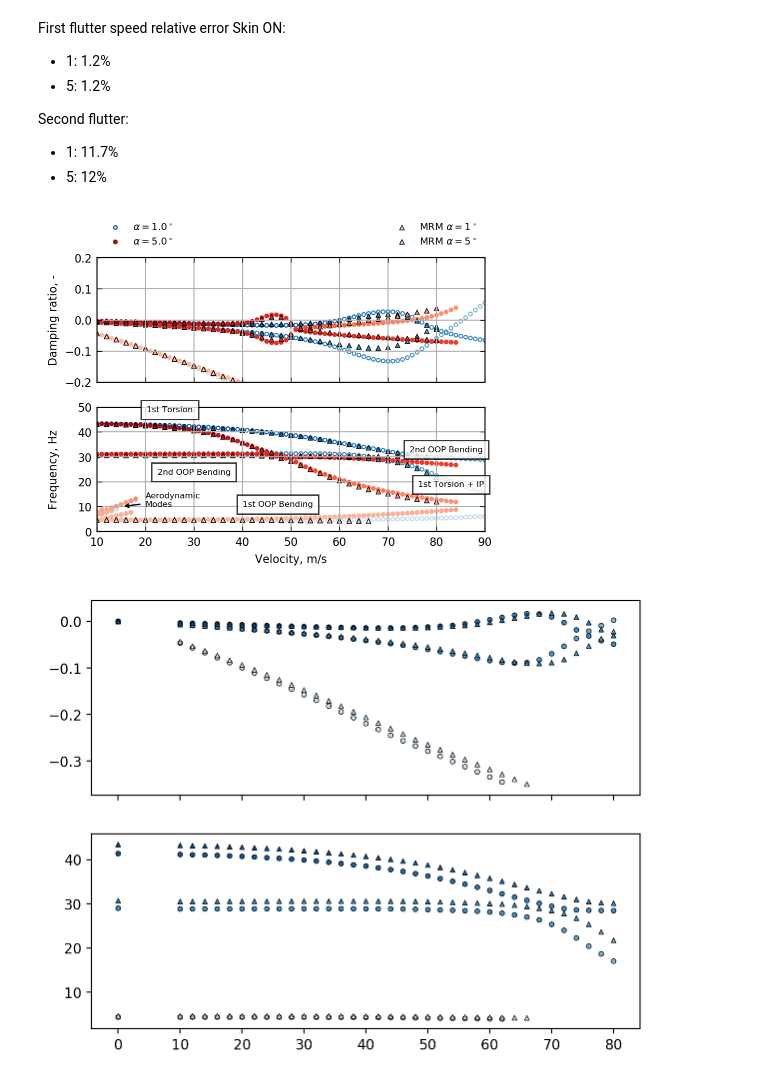
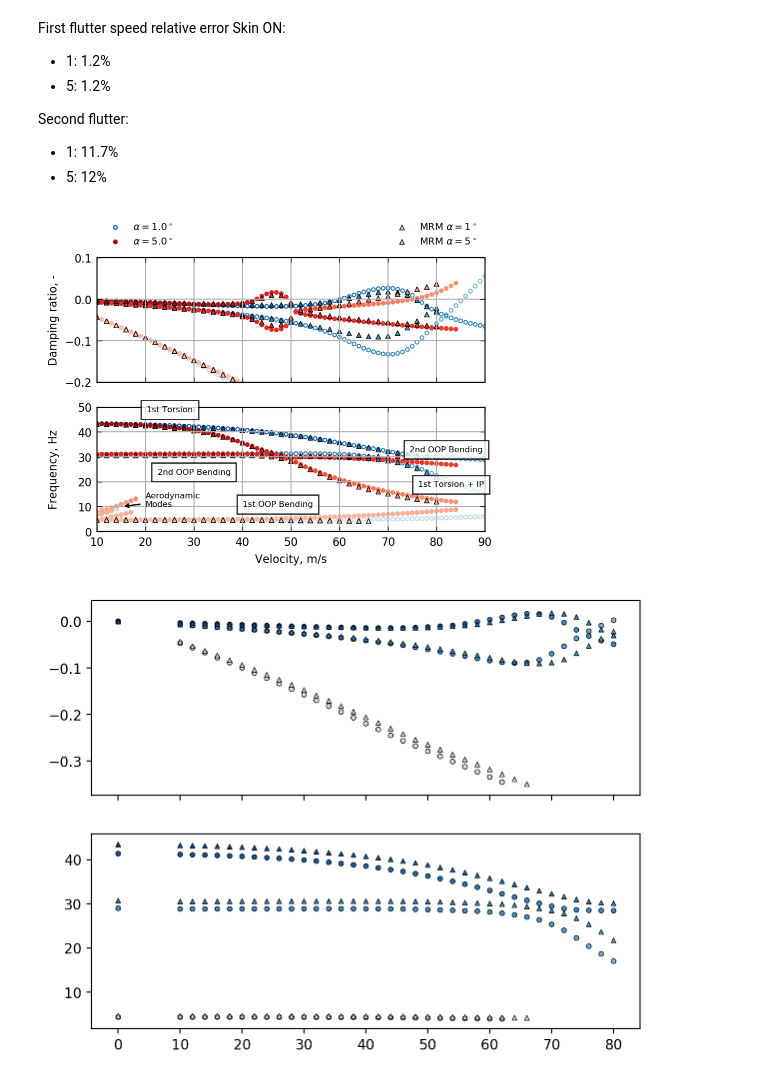
Before and after one commit to ngoiz/pazy-sharpy, a Jupyter notebook: 05_DeformedFlutter/05_DeformedFlutter.ipynb, the cells around one changed output. Cells and saved outputs as stored; diff of their text form; code cells hidden in the pictures.

```diff
--- a/05_DeformedFlutter/05_DeformedFlutter.ipynb
+++ b/05_DeformedFlutter/05_DeformedFlutter.ipynb
@@ -19,3 +15,5 @@ def rmse(y_true, y_pred):
+# %%
+SAVE = False
 # %%
 path_to_results = '/home/ng213/2TB/pazy_code/pazy-aepw3-results/06_DeformedWingFlutter/'
 output_figures_folder = '../figures_aiaaj/'
@@ -23,13 +21,13 @@ output_figures_folder = '../figures_aiaaj/'
 sharpy_results = {}
 
 sharpy_results['wo_skin'] = {'path': path_to_results + '/sharpy_skin_off',
-                             'alpha': np.array([0.25, 0.5, 1, 2, 3, 4, 5]),
+                             'alpha': np.array([0.25, 0.5, 1, 2, 3, 4, 5, 7]),
                             'skin': False}
 sharpy_results['wo_skin_te'] = {'path': path_to_results + '/sharpy_skin_off_te1',
                              'alpha': np.array([0.25, 0.5, 1, 2, 3, 4, 5]),
                             'skin': False}
 sharpy_results['w_skin'] = {'path': path_to_results + '/sharpy_skin_on',
-                             'alpha': np.array([0.25, 0.5, 1, 2, 3, 4, 5]),
+                             'alpha': np.array([0.25, 0.5, 1, 2, 3, 4, 5, 7]),
                             'skin': True}
 sharpy_results['w_skin_te'] = {'path': path_to_results + '/sharpy_skin_on_te1',
                                'alpha': np.array([0.25, 0.5, 1, 2, 3, 4, 5]),
@@ -542,33 +495,0 @@ Skin ON
-# %%
-w = 12 / 2.54
-h = w * 0.8
-fig = plt.figure(figsize=(w, h))
-ax = plt.gca()
-
-rel_error = np.zeros((len(mrm_first_flutter_speed), 2))
-sharpy_1st_flutter = boundaries[0]
-sharpy_at_deflection = np.zeros((rel_error.shape[0]))
-sharpy_flutter_w_skin = boundaries
-
-for ith in range(rel_error.shape[0]):
-    rel_error[ith, 0] = mrm_first_flutter_deflection[ith]
-    sharpy_at_deflection[ith] = np.interp(mrm_first_flutter_deflection[ith], sharpy_1st_flutter[0], sharpy_1st_flutter[1])
-    rel_error[ith, 1] = np.abs(mrm_first_flutter_speed[ith] - sharpy_at_deflection[ith]) / sharpy_at_deflection[ith]
-
-plt.semilogy(rel_error[:, 0], rel_error[:, 1], marker='x', ls='none')
-print('RMSE 1st Flutter = \t {:.3f} m/s'.format(rmse(sharpy_at_deflection, mrm_first_flutter_speed)))
-
-rel_error = np.zeros((len(mrm_second_flutter_speed), 2))
-sharpy_1st_flutter = boundaries[2]
-sharpy_at_deflection = np.zeros((rel_error.shape[0]))
-
-for ith in range(rel_error.shape[0]):
-    rel_error[ith, 0] = mrm_second_flutter_deflection[ith]
-    sharpy_at_deflection[ith] = np.interp(mrm_second_flutter_deflection[ith], sharpy_1st_flutter[0], sharpy_1st_flutter[1])
-    rel_error[ith, 1] = np.abs(mrm_second_flutter_speed[ith] - sharpy_at_deflection[ith]) / sharpy_at_deflection[ith]
-#     print('MRM Speed \t{:.2f} m/s'.format(mrm_second_flutter_speed[ith]))
-#     print('SHARPy Speed \t{:.2f} m/s'.format(sharpy_at_deflection[ith]))
-plt.semilogy(rel_error[:, 0], rel_error[:, 1], marker='x', ls='none')
-print('RMSE 2nd Flutter = \t {:.3f} m/s'.format(rmse(sharpy_at_deflection, mrm_second_flutter_speed)))
-plt.xlabel('Span-normalised wing tip vertical displacement, -')
-plt.ylabel('Flutter speed relative error');
@@ -1328,36 +1403,37 @@ for a in ax:
         tick.set_fontname('Helvetica')
 #     tick.set_fontname('Times New Roman')
         tick.set_fontsize(8)
 
 for a in ax:
     for tick in a.get_yticklabels():
         tick.set_fontname('Helvetica')
 #     tick.set_fontname('Times New Roman')
         tick.set_fontsize(8)
 
 
-ax[0].set_ylim(-0.2, 0.2)
+ax[0].set_ylim(-0.2, 0.1)
 ax[0].grid()
 ax[1].set_ylim(0, 50)
 ax[1].set_yticks(np.linspace(0, 50, 6))
 ax[1].set_xlim(10, 90)
 ax[1].grid()
 ax[1].set_xlabel('Velocity, m/s', fontsize=8)
 ax[1].set_ylabel('Frequency, Hz', fontsize=8)
 ax[0].set_ylabel('Damping ratio, -', fontsize=8)
 # ax[0].set_title('Skin off')
 
 
 for a in ax:
     a.xaxis.set_tick_params(which='major', direction='in', top='on', width=0.5)
     a.xaxis.set_tick_params(which='minor', direction='in', top='on', width=0.5)
     a.yaxis.set_tick_params(which='major', direction='in', right='on', width=0.5)
     a.yaxis.set_tick_params(which='minor', direction='in', right='on', width=0.5)
 fig.align_ylabels(ax)
 plt.tight_layout()
-plt.savefig(output_figures_folder + '05_DeformedVg_w_skin.pdf');
+if SAVE:
+    plt.savefig(output_figures_folder + '05_DeformedVg_w_skin.pdf');
 # %% [output]
-[figure, old version]
+[figure, new version]
 # %%
 case = sharpy_results['w_skin']
 
```
Also changed, not shown: parts of 15 cells of this notebook, 7 other files.
